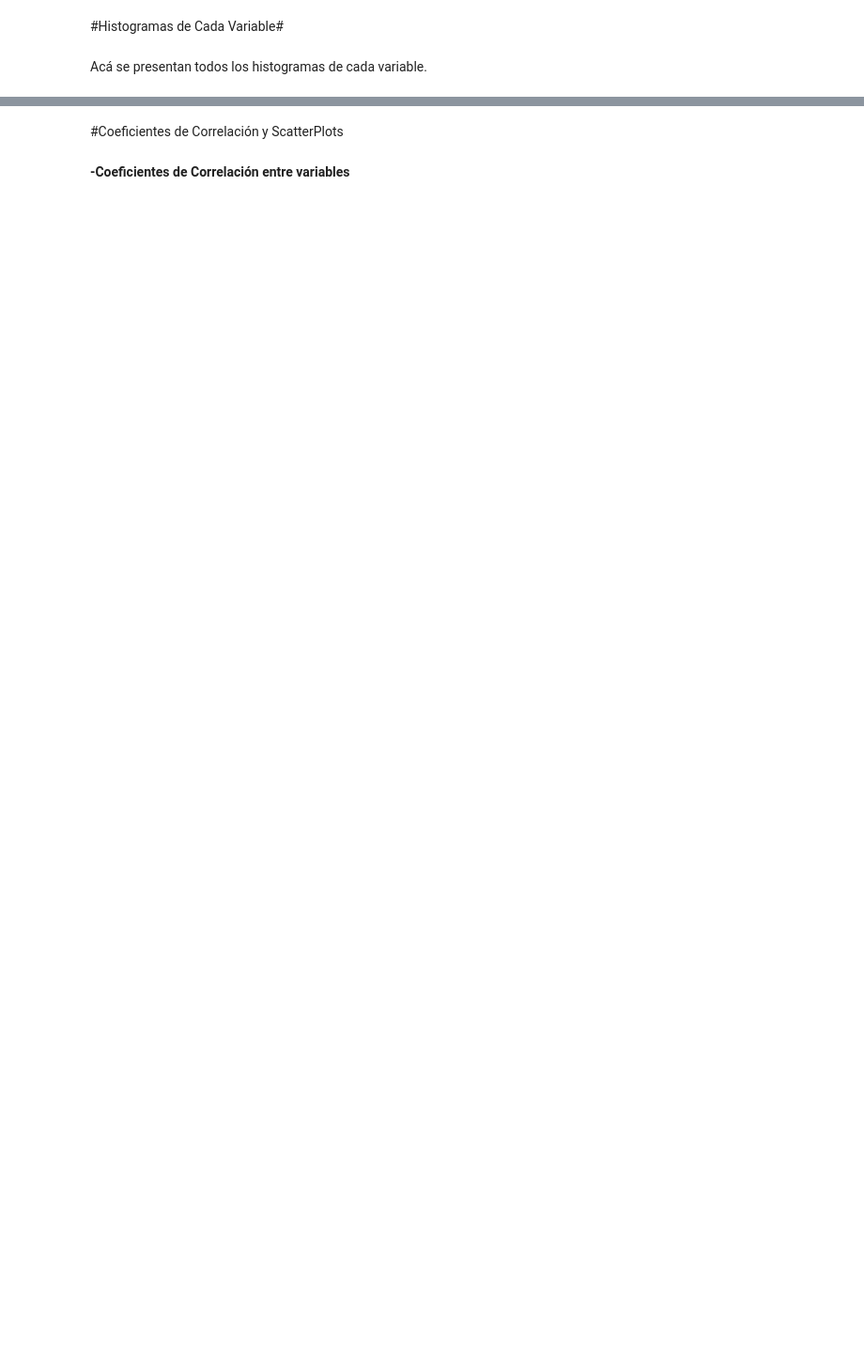
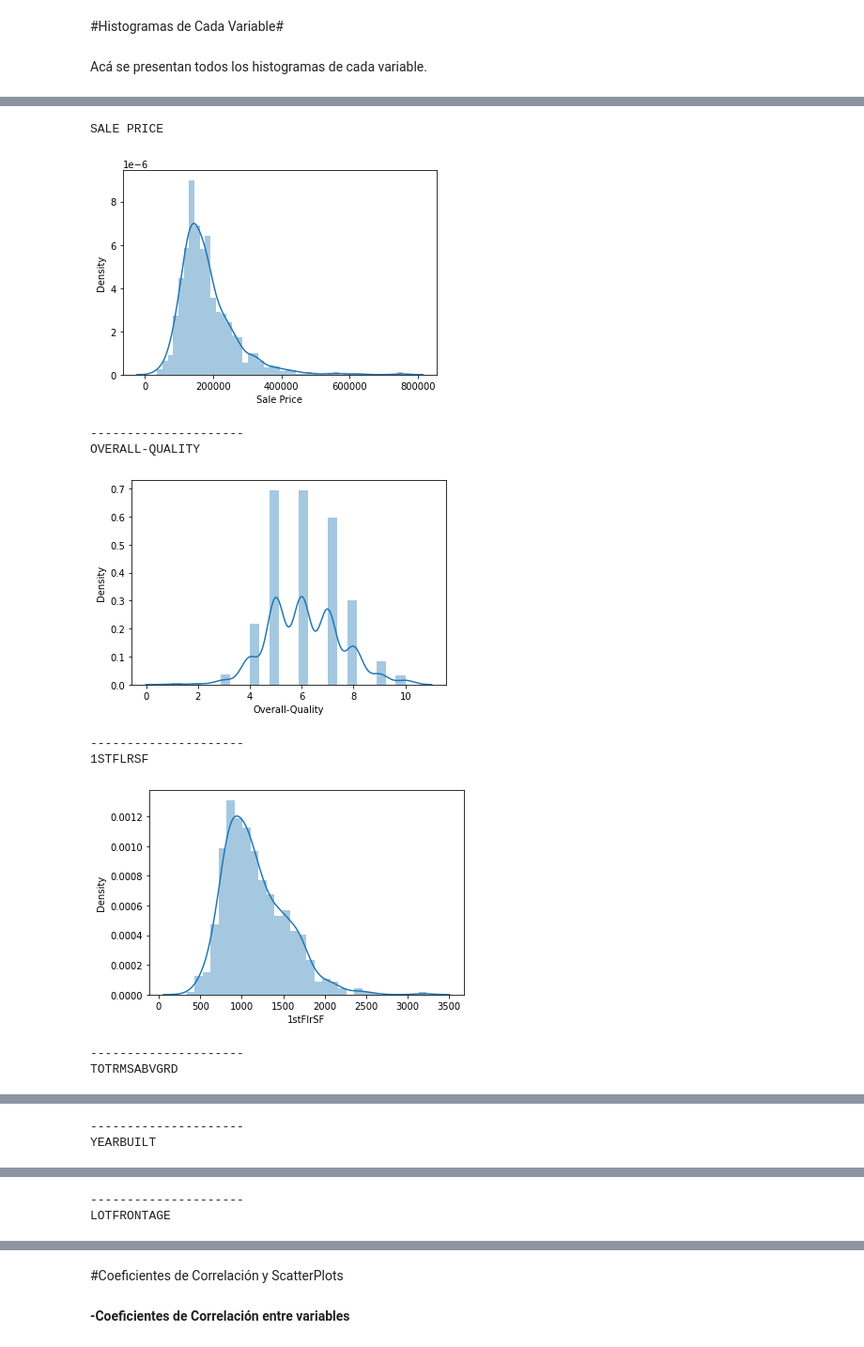
Before and after one commit to cristez/Proyecto1_Regresi-n_lineal_Python, a Jupyter notebook: Proyecto 1.ipynb, the cells around one changed output, grey strips where cells are left out. Shown at 94% size. Cells and saved outputs as stored; diff of their text form; code cells hidden in the pictures; blank space fills up the shorter version.

```diff
--- a/Proyecto 1.ipynb
+++ b/Proyecto 1.ipynb
@@ -116,0 +95,17 @@ sns.distplot(data_train['LotFrontage'])
+# %%
+   for colname in data_train.columns:
+        print(colname.upper())
+        sns.distplot(data_train[colname])
+        plt.show()
+        print("---------------------")
+# %% [output]
+SALE PRICE
+[figure, added]
+---------------------
+OVERALL-QUALITY
+[figure, added]
+---------------------
+1STFLRSF
+[figure, added]
+---------------------
+TOTRMSABVGRD
@@ -116,0 +113,2 @@ sns.distplot(data_train['LotFrontage'])
+---------------------
+YEARBUILT
@@ -116,0 +116,2 @@ sns.distplot(data_train['LotFrontage'])
+---------------------
+LOTFRONTAGE
```
Also changed, not shown: parts of 44 cells of this notebook.
